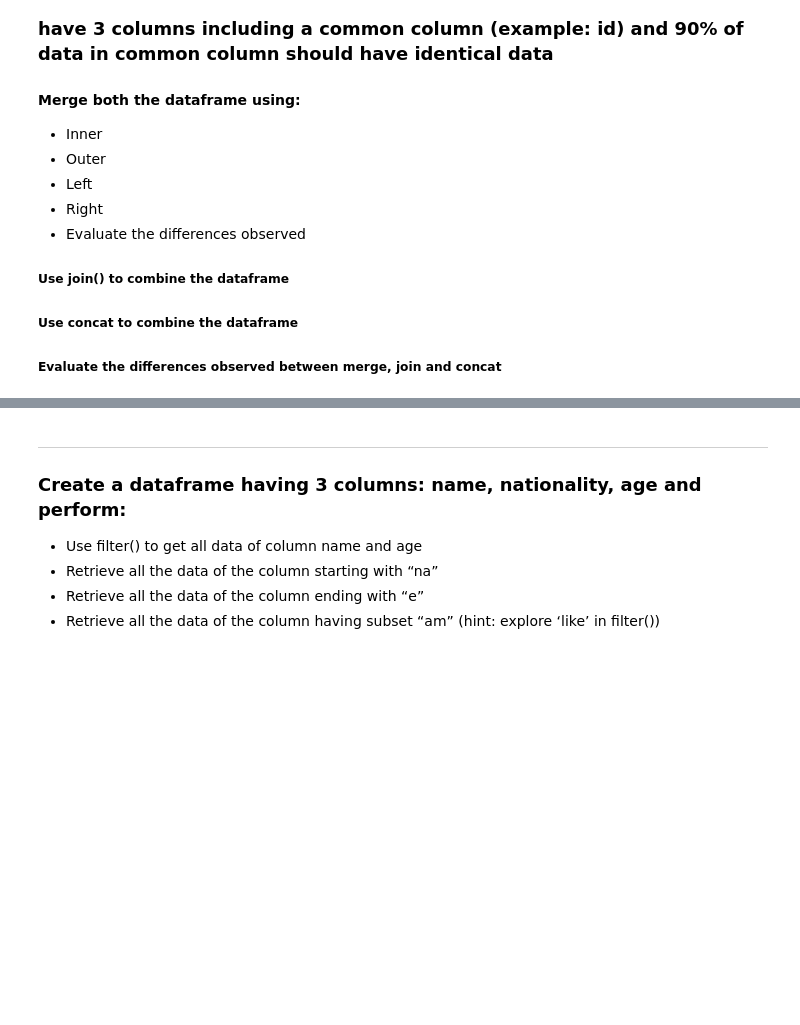
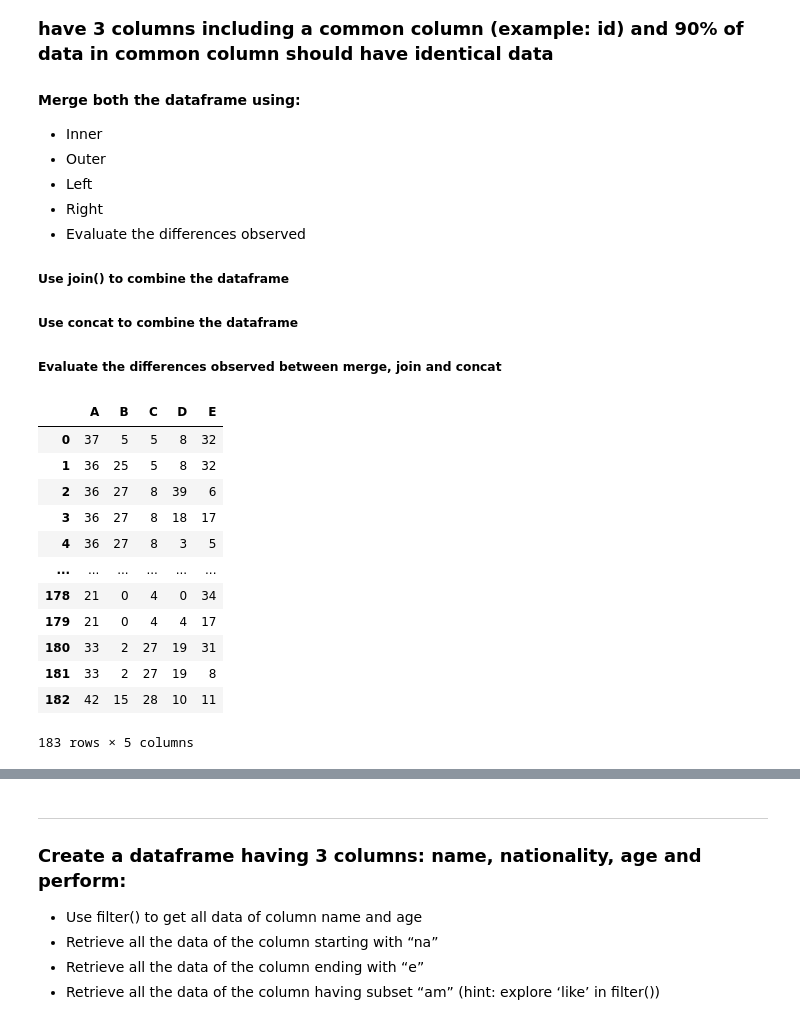
Before and after one commit to saras108/Intern, a Jupyter notebook: pandas/Untitled.ipynb, the cells around one changed output, grey strips where cells are left out. Saved outputs shown, nothing was run; the diff lists cells and outputs as text; code cells hidden in the pictures; blank space fills up the shorter version.

```diff
--- a/pandas/Untitled.ipynb
+++ b/pandas/Untitled.ipynb
@@ -153,12 +245,23 @@ df2.loc[ind2, 'C'] = common_c.tolist()
 # %%
 # Merge both the dataframe using:
 # - Inner
 
 inner = pd.merge(df1, df2, how="inner" , on ='C')
-# inner
-
-
-# Evaluation
+inner
+# %% [output]
+|  | A | B | C | D | E |
+| 0 | 37 | 5 | 5 | 8 | 32 |
+| 1 | 36 | 25 | 5 | 8 | 32 |
+| 2 | 36 | 27 | 8 | 39 | 6 |
+| 3 | 36 | 27 | 8 | 18 | 17 |
+| 4 | 36 | 27 | 8 | 3 | 5 |
+| ... | ... | ... | ... | ... | ... |
+| 178 | 21 | 0 | 4 | 0 | 34 |
+| 179 | 21 | 0 | 4 | 4 | 17 |
+| 180 | 33 | 2 | 27 | 19 | 31 |
+| 181 | 33 | 2 | 27 | 19 | 8 |
+| 182 | 42 | 15 | 28 | 10 | 11 |
+183 rows × 5 columns
 # %%
 # - Outer
 
```
Also changed, not shown: parts of 23 cells of this notebook.
